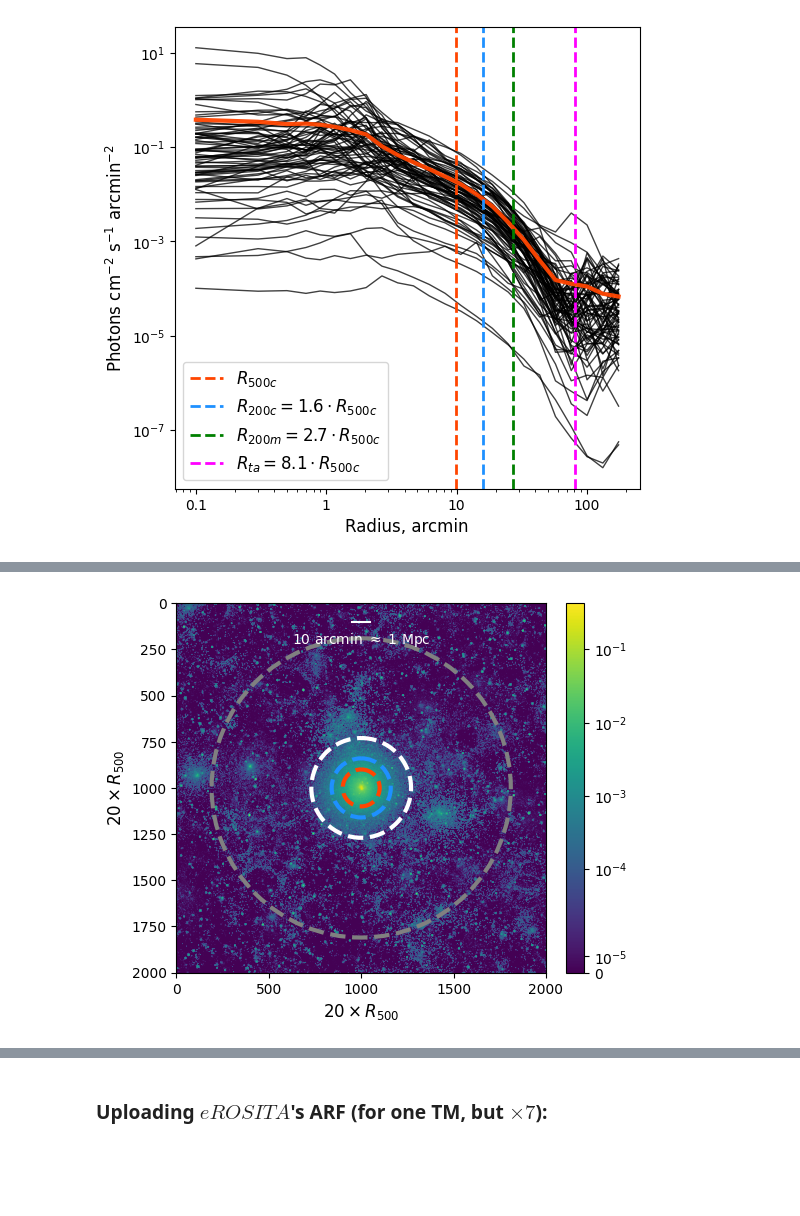
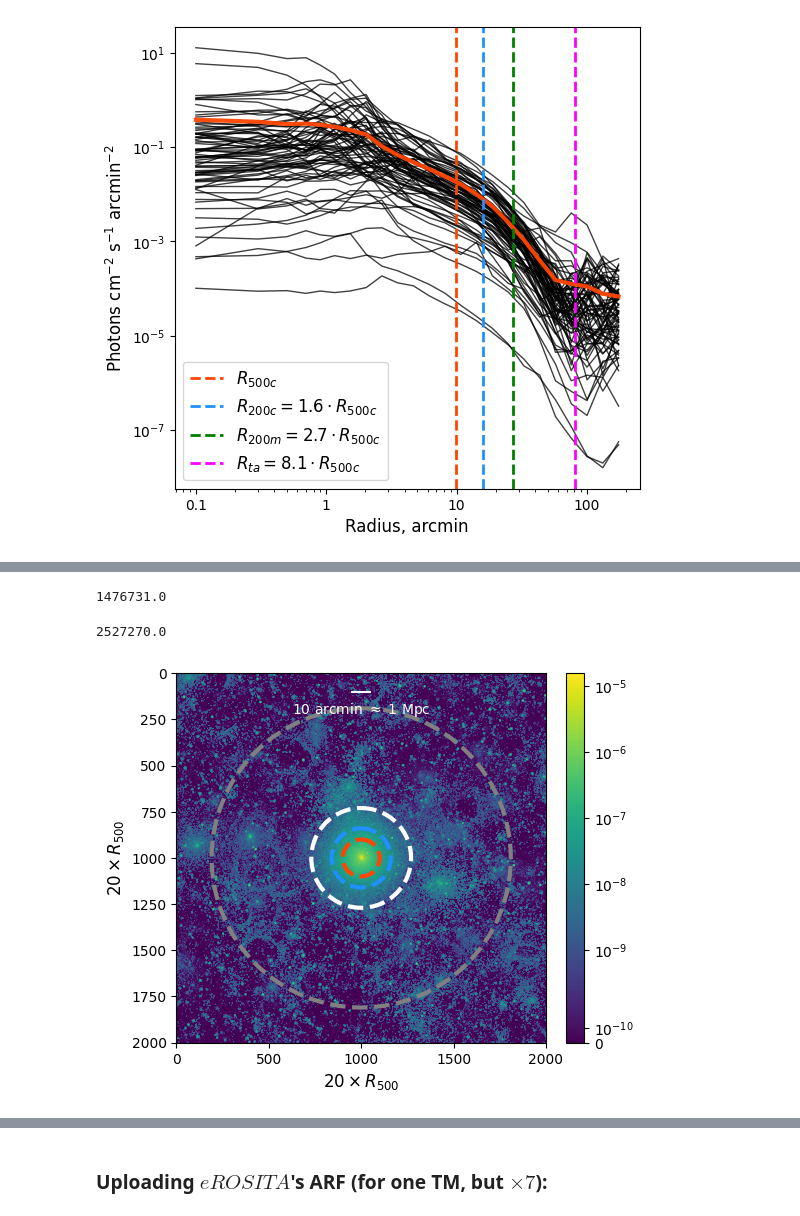
Before and after one commit to pi4imu/stacking, a Jupyter notebook: stacking_new.ipynb, the cells around one changed output, grey strips where cells are left out. Cells and saved outputs as stored; diff of their text form; code cells hidden in the pictures; blank space fills up the shorter version.

```diff
--- a/stacking_new.ipynb
+++ b/stacking_new.ipynb
@@ -649,6 +635,7 @@ plt.gca().set_aspect('auto', 'box')
 length = 2001
 
 total_hist = np.zeros((length, length))
+total_mask = np.zeros((length, length))
 
 for cl_num in tqdm(clusters.index[:84]):
 
@@ -657,10 +644,7 @@ for cl_num in tqdm(clusters.index[:84]):
                                             delete_superfluous=True,
                                             histlen=2001,
                                             ARF_weights=True)
-    f = np.sum(mskk)/2000/2000
-    print(f)
-
-    total_hist = np.array(total_hist)*(1-f)
 
     total_hist = np.add(total_hist, pho_hist*(1-mskk))
+    total_mask = np.add(total_mask, mskk)
 # %% [output]
@@ -685,2 +652,4 @@ for cl_num in tqdm(clusters.index[:84]):
 # %%
 total_hist = np.array(total_hist/84)
+# %%
+total_hist = np.array(total_hist*84)
@@ -687,33 +682,44 @@ total_hist = np.array(total_hist/84)
+# %%
+sum((1-total_mask).flatten())
+# %% [output]
+1476731.0
+# %%
+stm = sum((total_mask).flatten())
+stm
+# %% [output]
+2527270.0
 # %%
 half_length = int(length/2)
 r500r = int(half_length/10)
 
-plt.imshow(np.rot90(total_hist), norm=matplotlib.colors.SymLogNorm(linthresh=0.00005, linscale=1),
+#mask_rescaled =
+
+plt.imshow(np.rot90(total_hist/stm), norm=matplotlib.colors.SymLogNorm(linthresh=0.0000000005, linscale=1),
            origin='upper')
 plt.colorbar(fraction=0.046, pad=0.04)
 
 plt.gca().add_patch(plt.Circle((half_length, half_length), r500r,
                                color='orangered', linestyle="--", lw=3, fill = False))
 plt.gca().add_patch(plt.Circle((half_length, half_length), r500r*1.6,
                                color='dodgerblue', linestyle="--", lw=3, fill = False))
 plt.gca().add_patch(plt.Circle((half_length, half_length), r500r*2.7,
                                color='white', linestyle="--", lw=3, fill = False))
 plt.gca().add_patch(plt.Circle((half_length, half_length), r500r*8.1,
                                color='grey', linestyle="--", lw=3, fill = False))
 
 x_s = (plt.gca().get_xlim()[1]+plt.gca().get_xlim()[0])/2
 y_s = (plt.gca().get_ylim()[1]-plt.gca().get_ylim()[0])*0.95+plt.gca().get_ylim()[0]
 y_S = (plt.gca().get_ylim()[1]-plt.gca().get_ylim()[0])*0.90+plt.gca().get_ylim()[0]
 plt.plot((x_s+r500r/2, x_s-r500r/2), (y_s, y_s), color='white')
 plt.text(x_s, y_S, f'10 arcmin $\\approx$ 1 Mpc',
          color='white', ha='center', va='center')
 
 plt.xlabel("$20 \\times R_{500}$", fontsize=12)
 plt.ylabel("$20 \\times R_{500}$", fontsize=12)
 
 plt.show()
 # %% [output]
-[figure, old version]
+[figure, new version]
 # %%
 %run -i 'utils/scripts.py'
 
```
Also changed, not shown: parts of 16 cells of this notebook, 2 other files.
